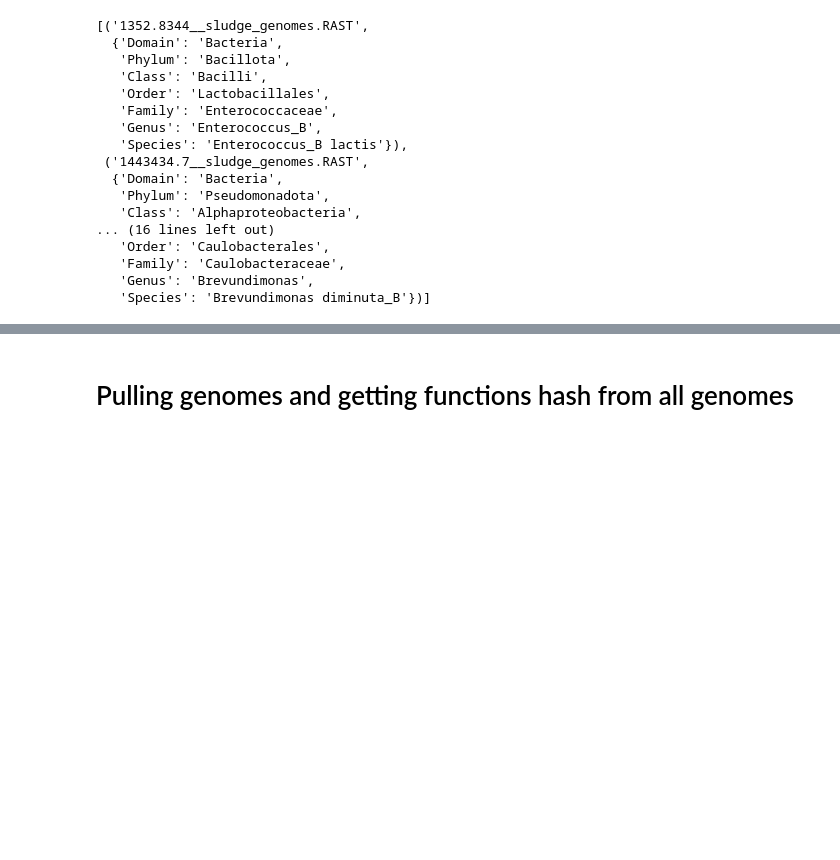
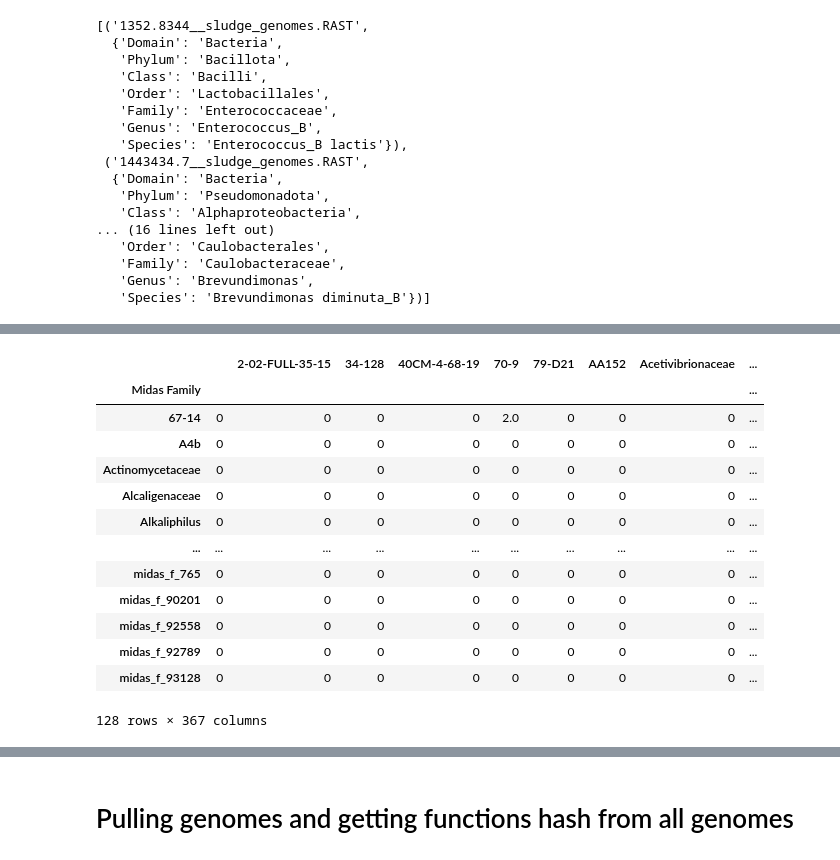
Before and after one commit to danielmorrow90/Methanogenesis-Metabolic-Modelling-Project-, a Jupyter notebook: ASVCommunityModeling.ipynb, the cells around one changed output, grey strips where cells are left out. Saved outputs shown, nothing was run; the diff lists cells and outputs as text; code cells hidden in the pictures; blank space fills up the shorter version.

Commit message:
MiDAS - GTDB taxonomical comparisons

```diff
--- a/ASVCommunityModeling.ipynb
+++ b/ASVCommunityModeling.ipynb
@@ -314,3 +298,68 @@ Unclassified Bacteria
    'Family': 'Caulobacteraceae',
    'Genus': 'Brevundimonas',
    'Species': 'Brevundimonas diminuta_B'})]
+# %%
+from json import load, dump
+from collections import Counter
+
+matches_to_get = load(open("/Users/andrewfreiburger/Documents/Research/MicrobiomeNotebooks/NewWesternDiet/datacache/matches_to_get.json", 'r'))
+md5_geneIDs = load(open("/Users/andrewfreiburger/Documents/Research/MicrobiomeNotebooks/NewWesternDiet/datacache/md5_geneID.json", 'r'))
+gtdb_taxonomy = load(open("/Users/andrewfreiburger/Documents/Research/sludge/gtdb_taxonomy.json", 'r'))
+# midas_taxonomy = load(open("/Users/andrewfreiburger/Documents/Research/MicrobiomeNotebooks/digestor/new_taxonomy.json", 'r'))
+
+match_genomes_counts = {}
+match_genomes = {}
+level = "Family"
+for ASV, contents in matches_to_get.items():
+    # midas = midas_taxonomy[ASV][level]
+    midas = ASV
+    print(midas)
+    match_genomes_counts.setdefault(midas, [])
+    match_genomes.setdefault(midas, [])
+    for score, md5s in contents.items():
+        for md5 in md5s:
+            genomeID = md5_geneIDs[md5].split("|")[1].split(".rna")[0]
+            if genomeID + "__sludge_genomes.RAST" not in gtdb_taxonomy:
+                print(genomeID, "is missing")
+                continue
+            taxonomy = gtdb_taxonomy[genomeID + "__sludge_genomes.RAST"]
+            if level not in taxonomy:
+                print(genomeID, "is missing", level)
+                continue
+            print(taxonomy[level])
+            match_genomes_counts[midas].append(taxonomy[level])
+            match_genomes[midas].append(genomeID)
+    match_genomes_counts[midas] = dict(Counter(match_genomes_counts[midas]).most_common())
+
+
+#  = {ASV: [gtdb_taxonomy[md5_geneIDs[md5].split("|")[1].split(".rna")[0]] + "__sludge_genomes.RAST"
+#                         for md5 in md5s]
+
+                    # for score, md5s in contents.items()}
+
+
+from pandas import DataFrame, Series
+from json import dump
+
+midas_taxonomy = load(open("/Users/andrewfreiburger/Documents/Research/MicrobiomeNotebooks/digestor/new_taxonomy.json", 'r'))
+match_genomes_df = DataFrame({k: Series(v) for k, v in match_genomes_counts.items()}).T
+match_genomes_df.index = [midas_taxonomy[i][level] for i in match_genomes_df.index]
+match_genomes_df.index.name = f"Midas {level}"
+match_genomes_df = match_genomes_df.groupby(level=0).sum()
+# match_genomes_df = DataFrame(match_genomes)
+display(match_genomes_df)
+
+match_genomes_js = {}
+for midas, content in match_genomes_df.T.to_dict().items():
+    series = Series(content)
+    series = series[series > 0]
+    match_genomes_js[midas] = {k: int(v) for k, v in sorted(series.to_dict().items(), key=lambda item: item[1], reverse=True)}
+
+display(match_genomes_js)
+util.save("match_genomes_counts", match_genomes_js)
+
+util.save("match_genomes", match_genomes)
+
+list(match_genomes.items())[:5]
+# list(matches_to_get.items())
+# %% [output]
@@ -316,0 +383,14 @@ Unclassified Bacteria
+|  |  | 2-02-FULL-35-15 | 34-128 | 40CM-4-68-19 | 70-9 | 79-D21 | AA152 | Acetivibrionaceae | ... |
+| Midas Family |  |  |  |  |  |  |  |  | ... |
+| 67-14 | 0 | 0 | 0 | 0 | 2.0 | 0 | 0 | 0 | ... |
+| A4b | 0 | 0 | 0 | 0 | 0 | 0 | 0 | 0 | ... |
+| Actinomycetaceae | 0 | 0 | 0 | 0 | 0 | 0 | 0 | 0 | ... |
+| Alcaligenaceae | 0 | 0 | 0 | 0 | 0 | 0 | 0 | 0 | ... |
+| Alkaliphilus | 0 | 0 | 0 | 0 | 0 | 0 | 0 | 0 | ... |
+| ... | ... | ... | ... | ... | ... | ... | ... | ... | ... |
+| midas_f_765 | 0 | 0 | 0 | 0 | 0 | 0 | 0 | 0 | ... |
+| midas_f_90201 | 0 | 0 | 0 | 0 | 0 | 0 | 0 | 0 | ... |
+| midas_f_92558 | 0 | 0 | 0 | 0 | 0 | 0 | 0 | 0 | ... |
+| midas_f_92789 | 0 | 0 | 0 | 0 | 0 | 0 | 0 | 0 | ... |
+| midas_f_93128 | 0 | 0 | 0 | 0 | 0 | 0 | 0 | 0 | ... |
+128 rows × 367 columns
```
Also changed, not shown: parts of 10 cells of this notebook, 3 other files.
